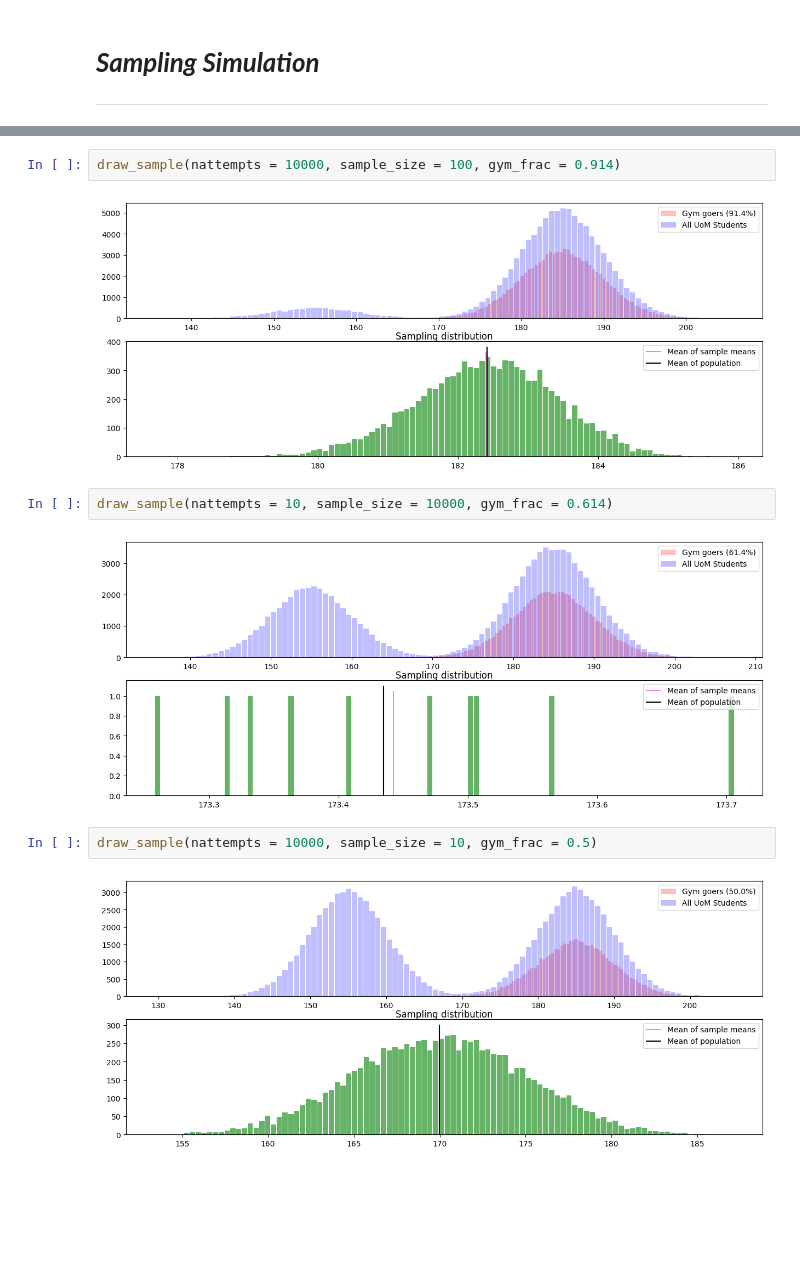
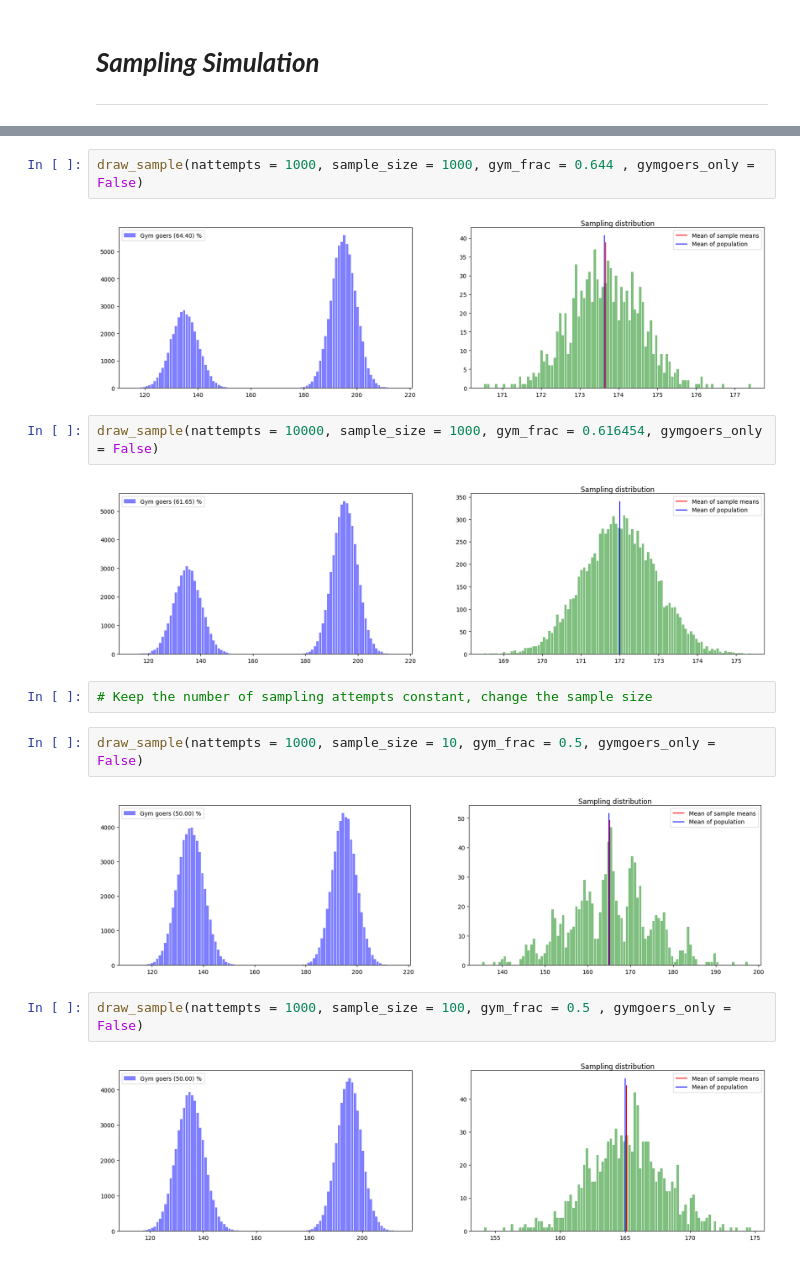
Before and after one commit to anoban/Understanding-and-Visualizing-Data-with-Python, a Jupyter notebook: anoban/Sampling Simulation.ipynb, the cells around one changed output, grey strips where cells are left out. Cells and saved outputs as stored; diff of their text form; blank space fills up the shorter version.

```diff
--- a/anoban/Sampling Simulation.ipynb
+++ b/anoban/Sampling Simulation.ipynb
@@ -54,12 +64,18 @@ draw_sample(nattempts = 1000, sample_size = 1000, gym_frac = 0.74)
 # %%
-draw_sample(nattempts = 10000, sample_size = 100, gym_frac = 0.914)
+draw_sample(nattempts = 1000, sample_size = 1000, gym_frac = 0.644 , gymgoers_only = False)
 # %% [output]
-[figure, old version]
+[figure, new version]
 # %%
-draw_sample(nattempts = 10, sample_size = 10000, gym_frac = 0.614)
+draw_sample(nattempts = 10000, sample_size = 1000, gym_frac = 0.616454, gymgoers_only = False)
 # %% [output]
-[figure, old version]
+[figure, new version]
+# %%
+# Keep the number of sampling attempts constant, change the sample size
 # %%
-draw_sample(nattempts = 10000, sample_size = 10, gym_frac = 0.5)
+draw_sample(nattempts = 1000, sample_size = 10, gym_frac = 0.5, gymgoers_only = False)
 # %% [output]
-[figure, old version]
+[figure, new version]
+# %%
+draw_sample(nattempts = 1000, sample_size = 100, gym_frac = 0.5 , gymgoers_only = False)
+# %% [output]
+[figure, added]
```
Also changed, not shown: parts of 13 cells of this notebook, 1 other file.
